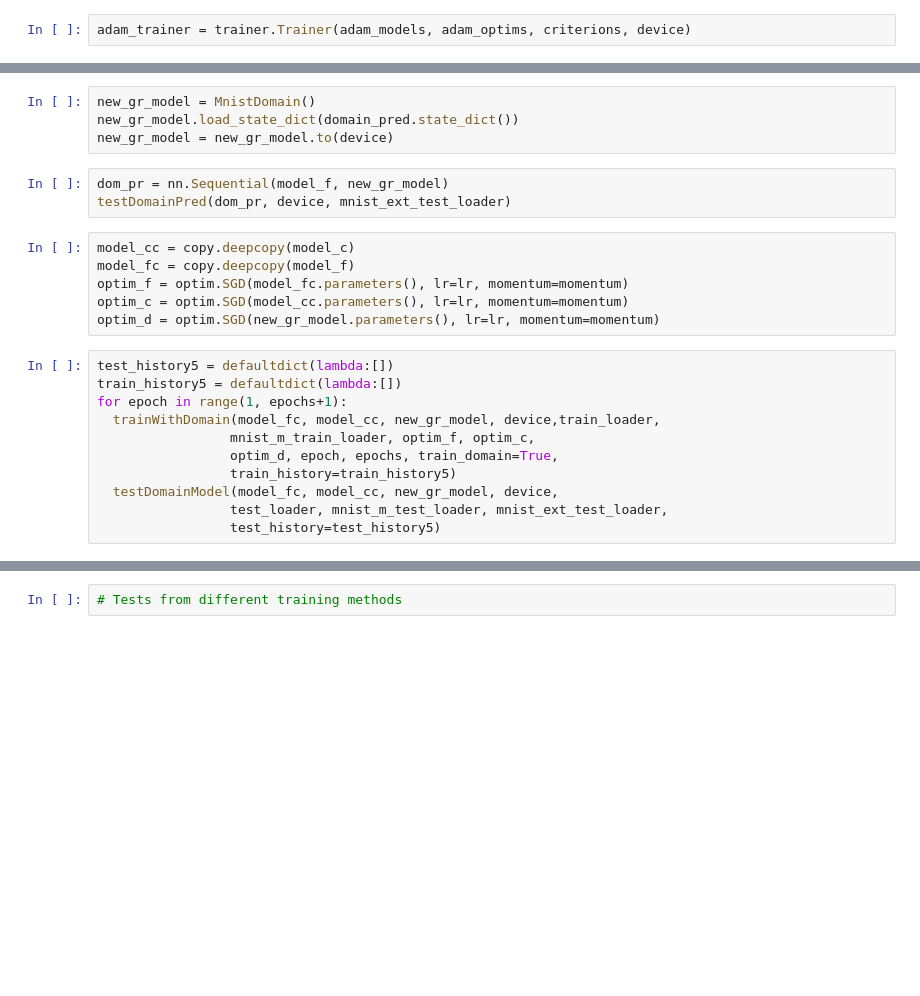
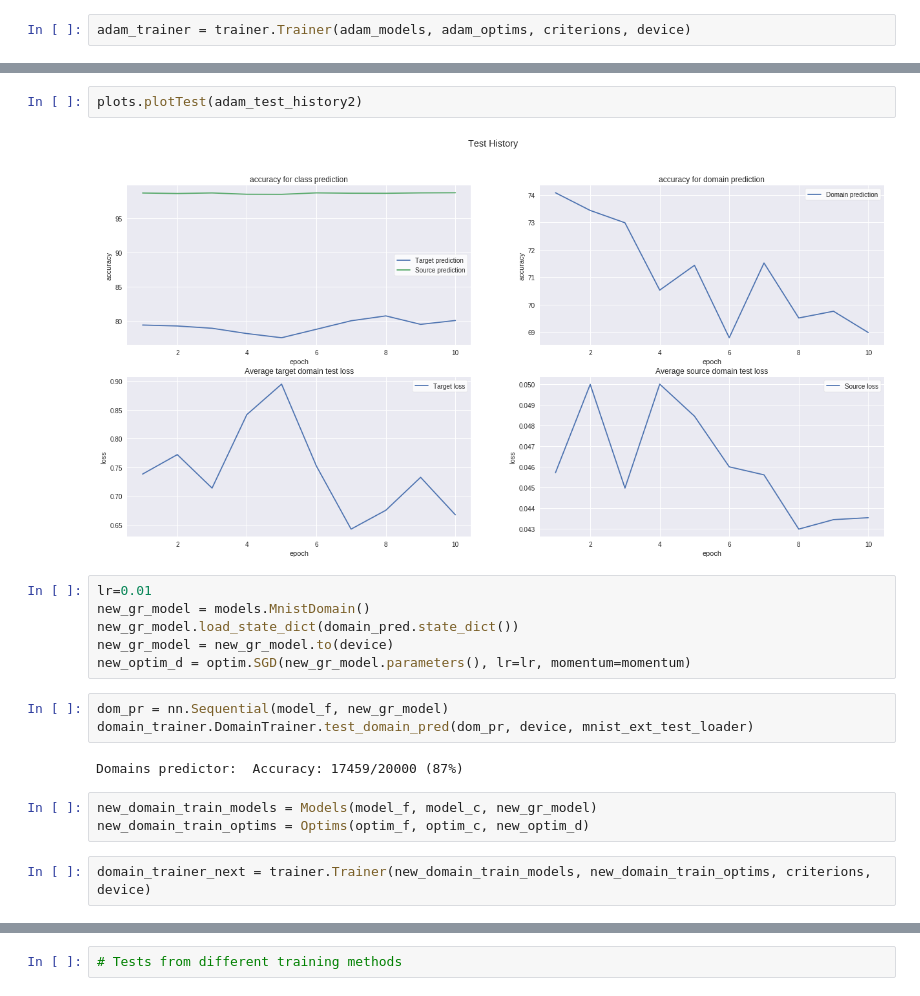
Before and after one commit to wiatrak2/BScThesis, a Jupyter notebook: mnist.ipynb, the cells around one changed output, grey strips where cells are left out. Drawn from its saved outputs; the diff is of its cells as text; blank space fills up the shorter version.

```diff
--- a/mnist.ipynb
+++ b/mnist.ipynb
@@ -409,24 +452,20 @@ plots.plotTest(adam_test_history)
+# %%
+plots.plotTest(adam_test_history2)
+# %% [output]
+[figure, added]
 # %%
-new_gr_model = MnistDomain()
+lr=0.01
+new_gr_model = models.MnistDomain()
 new_gr_model.load_state_dict(domain_pred.state_dict())
 new_gr_model = new_gr_model.to(device)
+new_optim_d = optim.SGD(new_gr_model.parameters(), lr=lr, momentum=momentum)
 # %%
 dom_pr = nn.Sequential(model_f, new_gr_model)
-testDomainPred(dom_pr, device, mnist_ext_test_loader)
+domain_trainer.DomainTrainer.test_domain_pred(dom_pr, device, mnist_ext_test_loader)
+# %% [output]
+Domains predictor:  Accuracy: 17459/20000 (87%)
-# %%
-model_cc = copy.deepcopy(model_c)
-model_fc = copy.deepcopy(model_f)
-optim_f = optim.SGD(model_fc.parameters(), lr=lr, momentum=momentum)
-optim_c = optim.SGD(model_cc.parameters(), lr=lr, momentum=momentum)
-optim_d = optim.SGD(new_gr_model.parameters(), lr=lr, momentum=momentum)
-# %%
-test_history5 = defaultdict(lambda:[])
-train_history5 = defaultdict(lambda:[])
-for epoch in range(1, epochs+1):
-  trainWithDomain(model_fc, model_cc, new_gr_model, device,train_loader,
-                 mnist_m_train_loader, optim_f, optim_c,
-                 optim_d, epoch, epochs, train_domain=True,
-                 train_history=train_history5)
-  testDomainModel(model_fc, model_cc, new_gr_model, device,
-                 test_loader, mnist_m_test_loader, mnist_ext_test_loader,
-                 test_history=test_history5)
+# %%
+new_domain_train_models = Models(model_f, model_c, new_gr_model)
+new_domain_train_optims = Optims(optim_f, optim_c, new_optim_d)
+# %%
+domain_trainer_next = trainer.Trainer(new_domain_train_models, new_domain_train_optims, criterions, device)
```
Also changed, not shown: parts of 61 cells of this notebook.
